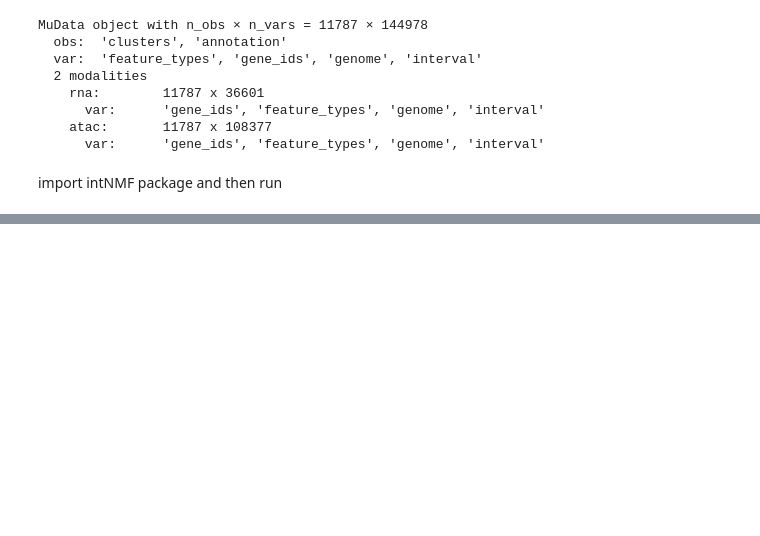
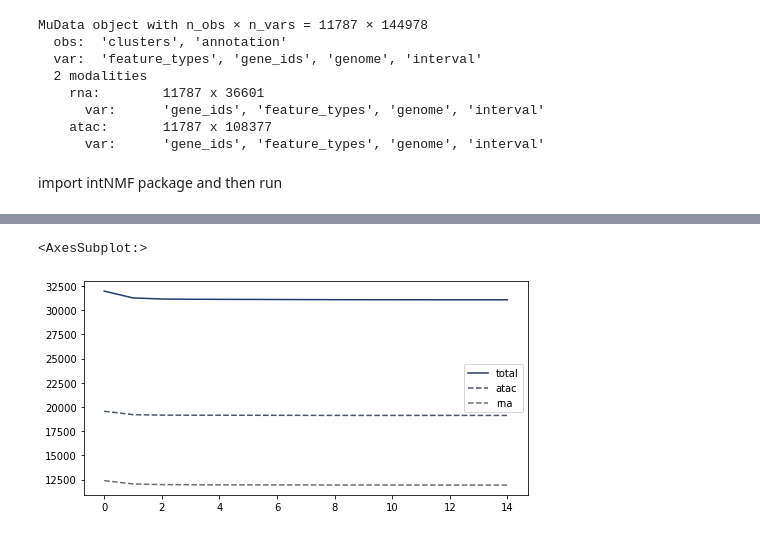
Before and after one commit to wmorgans/quick_intNMF, a Jupyter notebook: docs/notebooks/intNMF_example.ipynb, the cells around one changed output, grey strips where cells are left out. Saved outputs shown, nothing was run; the diff lists cells and outputs as text; code cells hidden in the pictures; blank space fills up the shorter version.

```diff
--- a/docs/notebooks/intNMF_example.ipynb
+++ b/docs/notebooks/intNMF_example.ipynb
@@ -88,0 +138,5 @@ mu_data['atac'].varm['intNMF'] = nmf_model.phi_atac.T
+# %%
+pl.loss(nmf_model)
+# %% [output]
+<AxesSubplot:>
+[figure, added]
```
Also changed, not shown: parts of 25 cells of this notebook, 2 other files.
